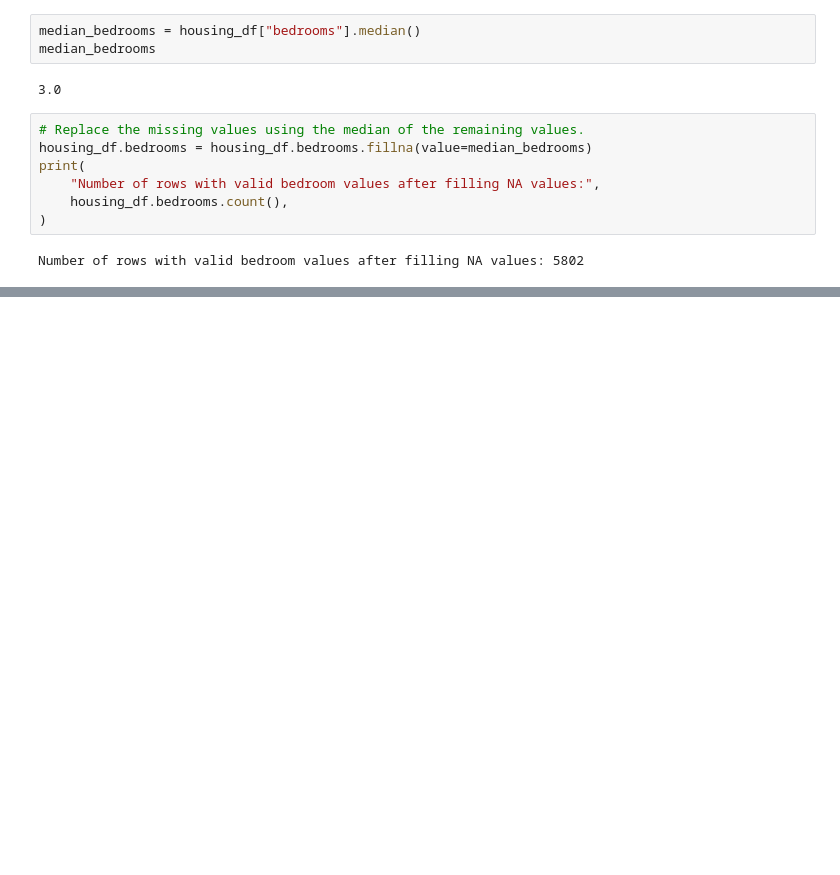
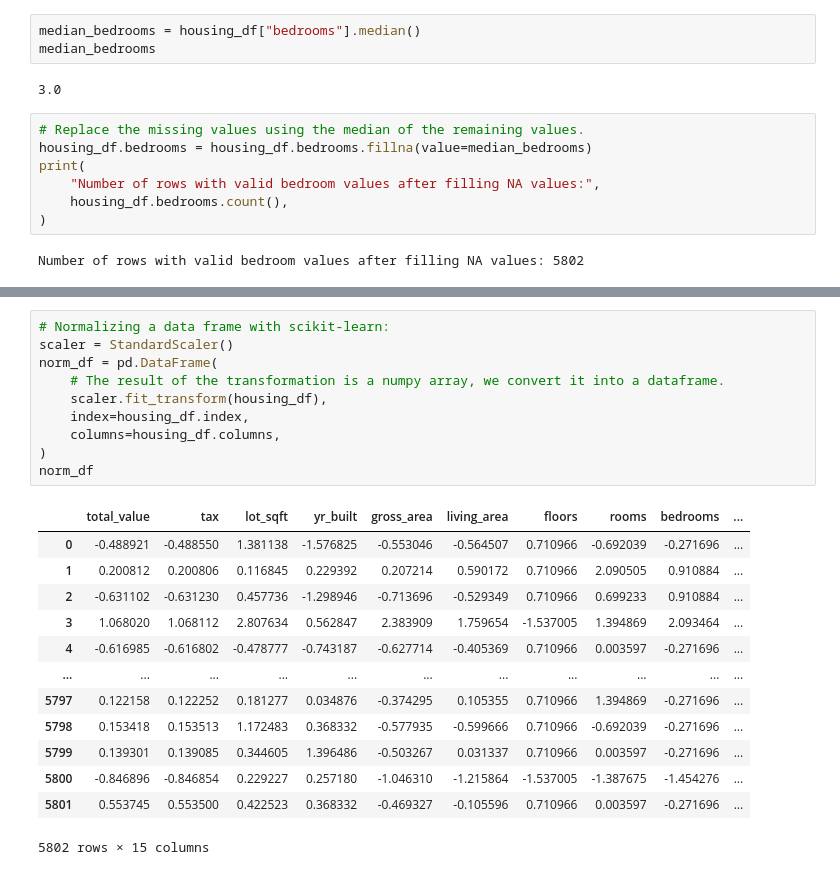
Before and after one commit to alextanhongpin/data-mining-for-business-analytics, a Jupyter notebook: 01_basic.ipynb, the cells around one changed output, grey strips where cells are left out. Cells and saved outputs as stored; diff of their text form; blank space fills up the shorter version.

```diff
--- a/01_basic.ipynb
+++ b/01_basic.ipynb
@@ -241,0 +266,24 @@ Number of rows with valid bedroom values after filling NA values: 5802
+# %%
+# Normalizing a data frame with scikit-learn:
+scaler = StandardScaler()
+norm_df = pd.DataFrame(
+    # The result of the transformation is a numpy array, we convert it into a dataframe.
+    scaler.fit_transform(housing_df),
+    index=housing_df.index,
+    columns=housing_df.columns,
+)
+norm_df
+# %% [output]
+|  | total_value | tax | lot_sqft | yr_built | gross_area | living_area | floors | rooms | bedrooms | ... |
+| 0 | -0.488921 | -0.488550 | 1.381138 | -1.576825 | -0.553046 | -0.564507 | 0.710966 | -0.692039 | -0.271696 | ... |
+| 1 | 0.200812 | 0.200806 | 0.116845 | 0.229392 | 0.207214 | 0.590172 | 0.710966 | 2.090505 | 0.910884 | ... |
+| 2 | -0.631102 | -0.631230 | 0.457736 | -1.298946 | -0.713696 | -0.529349 | 0.710966 | 0.699233 | 0.910884 | ... |
+| 3 | 1.068020 | 1.068112 | 2.807634 | 0.562847 | 2.383909 | 1.759654 | -1.537005 | 1.394869 | 2.093464 | ... |
+| 4 | -0.616985 | -0.616802 | -0.478777 | -0.743187 | -0.627714 | -0.405369 | 0.710966 | 0.003597 | -0.271696 | ... |
+| ... | ... | ... | ... | ... | ... | ... | ... | ... | ... | ... |
+| 5797 | 0.122158 | 0.122252 | 0.181277 | 0.034876 | -0.374295 | 0.105355 | 0.710966 | 1.394869 | -0.271696 | ... |
+| 5798 | 0.153418 | 0.153513 | 1.172483 | 0.368332 | -0.577935 | -0.599666 | 0.710966 | -0.692039 | -0.271696 | ... |
+| 5799 | 0.139301 | 0.139085 | 0.344605 | 1.396486 | -0.503267 | 0.031337 | 0.710966 | 0.003597 | -0.271696 | ... |
+| 5800 | -0.846896 | -0.846854 | 0.229227 | 0.257180 | -1.046310 | -1.215864 | -1.537005 | -1.387675 | -1.454276 | ... |
+| 5801 | 0.553745 | 0.553500 | 0.422523 | 0.368332 | -0.469327 | -0.105596 | 0.710966 | 0.003597 | -0.271696 | ... |
+5802 rows × 15 columns
```
Also changed, not shown: parts of 22 cells of this notebook.
